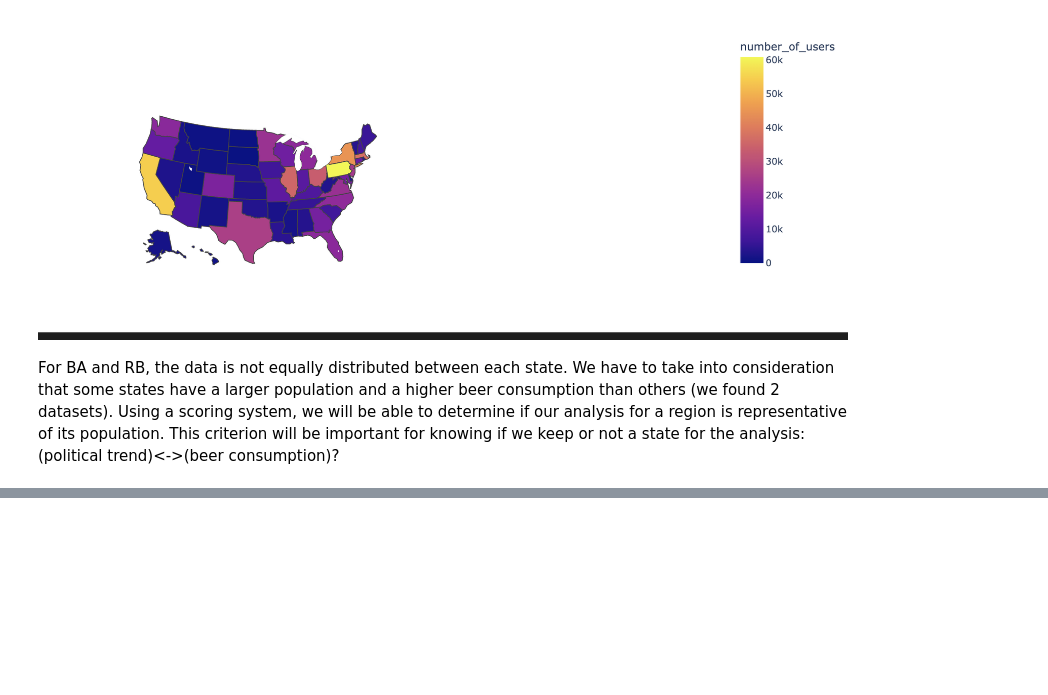
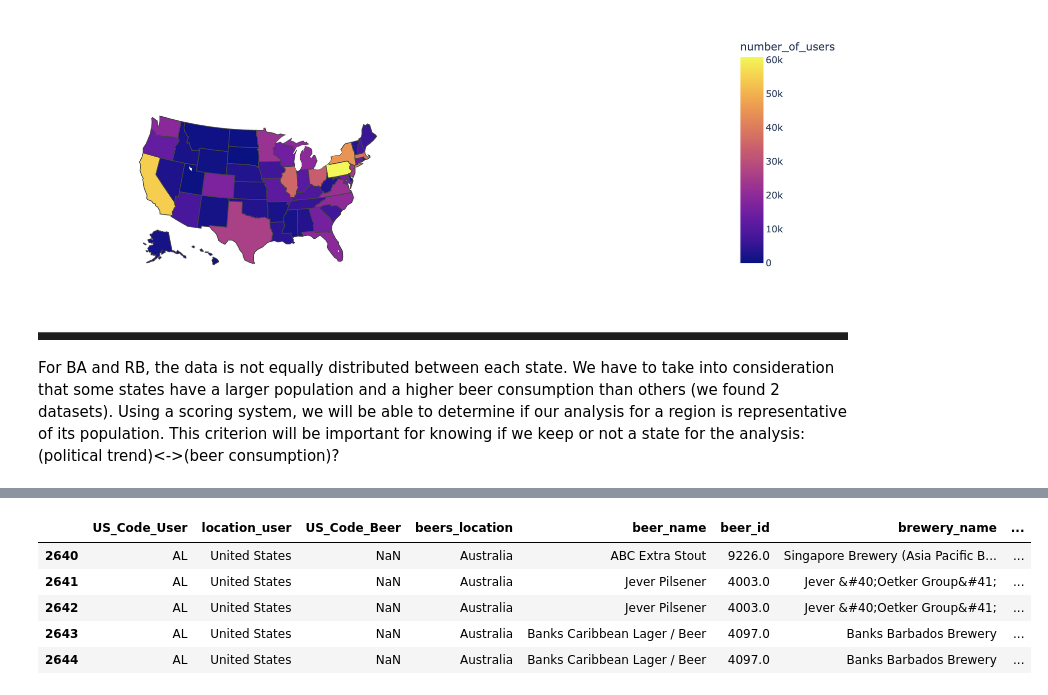
Before and after one commit to epfl-ada/ada-2022-project-datalcoholic, a Jupyter notebook: datalcholic_project_1.ipynb, the cells around one changed output, grey strips where cells are left out. Cells and saved outputs as stored; diff of their text form; code cells hidden in the pictures; blank space fills up the shorter version.

```diff
--- a/datalcholic_project_1.ipynb
+++ b/datalcholic_project_1.ipynb
@@ -291,0 +319,11 @@ For BA and RB, the data is not equally distributed between each state. We have t
+# %%
+#keep the raw of the dataframe if the beer location is in the US
+df_RB_US=df_RB[df_RB['beers_location']=='United States']
+df_RB_Foreign=df_RB[df_RB['beers_location']!='United States']
+# %% [output]
+|  | US_Code_User | location_user | US_Code_Beer | beers_location | beer_name | beer_id | brewery_name | ... |
+| 2640 | AL | United States | NaN | Australia | ABC Extra Stout | 9226.0 | Singapore Brewery (Asia Pacific B... | ... |
+| 2641 | AL | United States | NaN | Australia | Jever Pilsener | 4003.0 | Jever &#40;Oetker Group&#41; | ... |
+| 2642 | AL | United States | NaN | Australia | Jever Pilsener | 4003.0 | Jever &#40;Oetker Group&#41; | ... |
+| 2643 | AL | United States | NaN | Australia | Banks Caribbean Lager / Beer | 4097.0 | Banks Barbados Brewery | ... |
+| 2644 | AL | United States | NaN | Australia | Banks Caribbean Lager / Beer | 4097.0 | Banks Barbados Brewery | ... |
```
Also changed, not shown: parts of 8 cells of this notebook.
